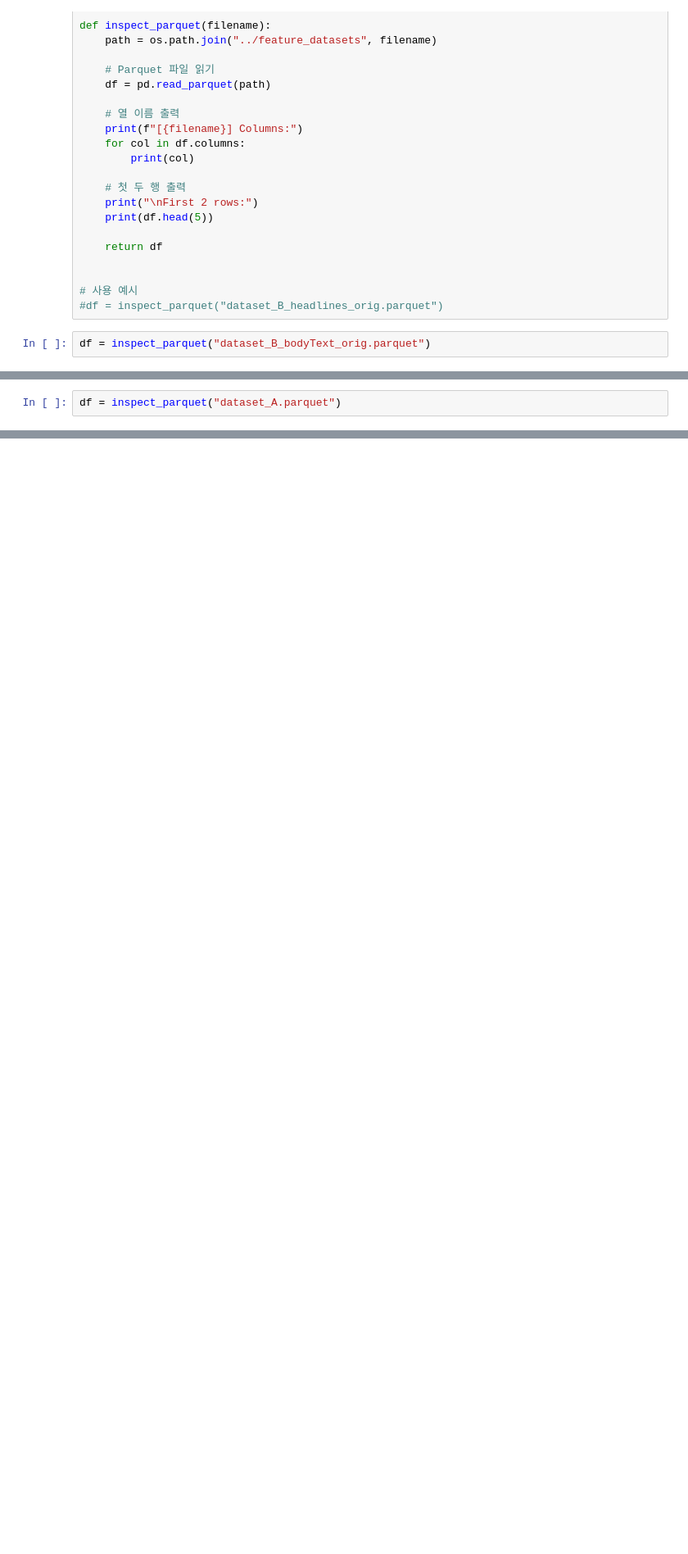
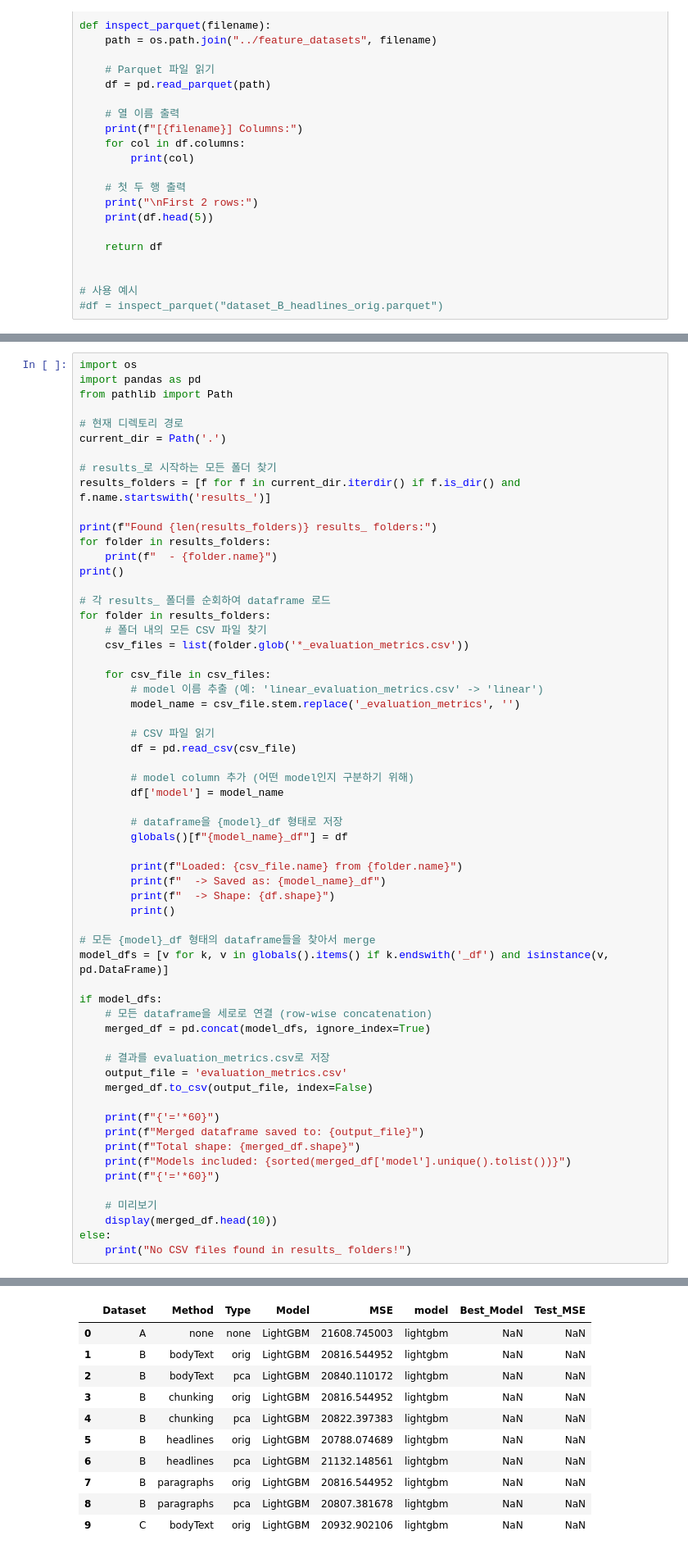
Before and after one commit to migreeni/20252R0136COSE36203, a Jupyter notebook: Prediction/prediction.ipynb, the cells around one changed output, grey strips where cells are left out. Shown at 82% size. Cells and saved outputs as stored; diff of their text form; blank space fills up the shorter version.

```diff
--- a/Prediction/prediction.ipynb
+++ b/Prediction/prediction.ipynb
@@ -22,5 +22,3 @@ def inspect_parquet(filename):
 
 # 사용 예시
 #df = inspect_parquet("dataset_B_headlines_orig.parquet")
-# %%
-df = inspect_parquet("dataset_B_bodyText_orig.parquet")
@@ -45,2 +24,0 @@ emb_0
-# %%
-df = inspect_parquet("dataset_A.parquet")
@@ -64,0 +27,61 @@ First 2 rows:
+# %%
+import os
+import pandas as pd
+from pathlib import Path
+
+# 현재 디렉토리 경로
+current_dir = Path('.')
+
+# results_로 시작하는 모든 폴더 찾기
+results_folders = [f for f in current_dir.iterdir() if f.is_dir() and f.name.startswith('results_')]
+
+print(f"Found {len(results_folders)} results_ folders:")
+for folder in results_folders:
+    print(f"  - {folder.name}")
+print()
+
+# 각 results_ 폴더를 순회하여 dataframe 로드
+for folder in results_folders:
+    # 폴더 내의 모든 CSV 파일 찾기
+    csv_files = list(folder.glob('*_evaluation_metrics.csv'))
+
+    for csv_file in csv_files:
+        # model 이름 추출 (예: 'linear_evaluation_metrics.csv' -> 'linear')
+        model_name = csv_file.stem.replace('_evaluation_metrics', '')
+
+        # CSV 파일 읽기
+        df = pd.read_csv(csv_file)
+
+        # model column 추가 (어떤 model인지 구분하기 위해)
+        df['model'] = model_name
+
+        # dataframe을 {model}_df 형태로 저장
+        globals()[f"{model_name}_df"] = df
+
+        print(f"Loaded: {csv_file.name} from {folder.name}")
+        print(f"  -> Saved as: {model_name}_df")
+        print(f"  -> Shape: {df.shape}")
+        print()
+
+# 모든 {model}_df 형태의 dataframe들을 찾아서 merge
+model_dfs = [v for k, v in globals().items() if k.endswith('_df') and isinstance(v, pd.DataFrame)]
+
+if model_dfs:
+    # 모든 dataframe을 세로로 연결 (row-wise concatenation)
+    merged_df = pd.concat(model_dfs, ignore_index=True)
+
+    # 결과를 evaluation_metrics.csv로 저장
+    output_file = 'evaluation_metrics.csv'
+    merged_df.to_csv(output_file, index=False)
+
+    print(f"{'='*60}")
+    print(f"Merged dataframe saved to: {output_file}")
+    print(f"Total shape: {merged_df.shape}")
+    print(f"Models included: {sorted(merged_df['model'].unique().tolist())}")
+    print(f"{'='*60}")
+
+    # 미리보기
+    display(merged_df.head(10))
+else:
+    print("No CSV files found in results_ folders!")
+# %% [output]
@@ -64,0 +105,11 @@ First 2 rows:
+|  | Dataset | Method | Type | Model | MSE | model | Best_Model | Test_MSE |
+| 0 | A | none | none | LightGBM | 21608.745003 | lightgbm | NaN | NaN |
+| 1 | B | bodyText | orig | LightGBM | 20816.544952 | lightgbm | NaN | NaN |
+| 2 | B | bodyText | pca | LightGBM | 20840.110172 | lightgbm | NaN | NaN |
+| 3 | B | chunking | orig | LightGBM | 20816.544952 | lightgbm | NaN | NaN |
+| 4 | B | chunking | pca | LightGBM | 20822.397383 | lightgbm | NaN | NaN |
+| 5 | B | headlines | orig | LightGBM | 20788.074689 | lightgbm | NaN | NaN |
+| 6 | B | headlines | pca | LightGBM | 21132.148561 | lightgbm | NaN | NaN |
+| 7 | B | paragraphs | orig | LightGBM | 20816.544952 | lightgbm | NaN | NaN |
+| 8 | B | paragraphs | pca | LightGBM | 20807.381678 | lightgbm | NaN | NaN |
+| 9 | C | bodyText | orig | LightGBM | 20932.902106 | lightgbm | NaN | NaN |
```
Also changed, not shown: parts of 4 cells of this notebook, 20 other files.
